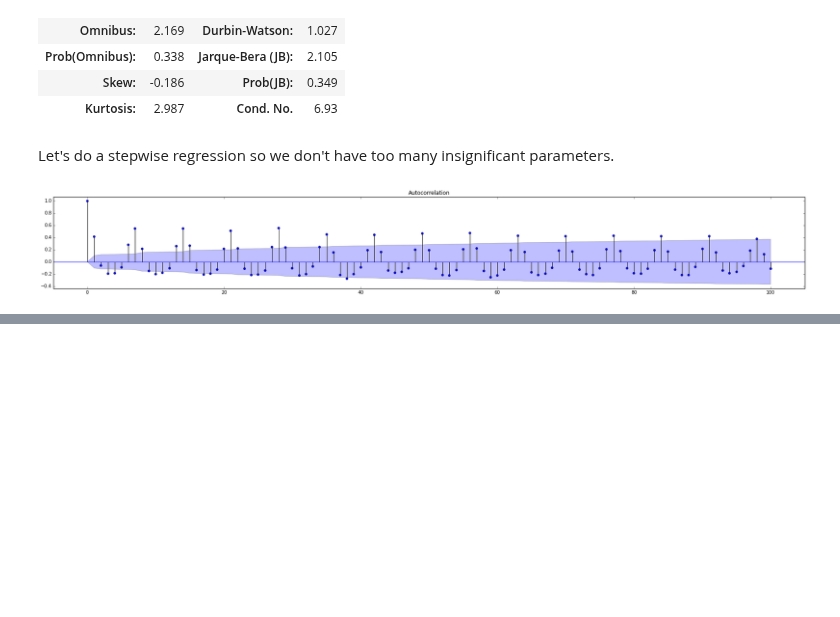
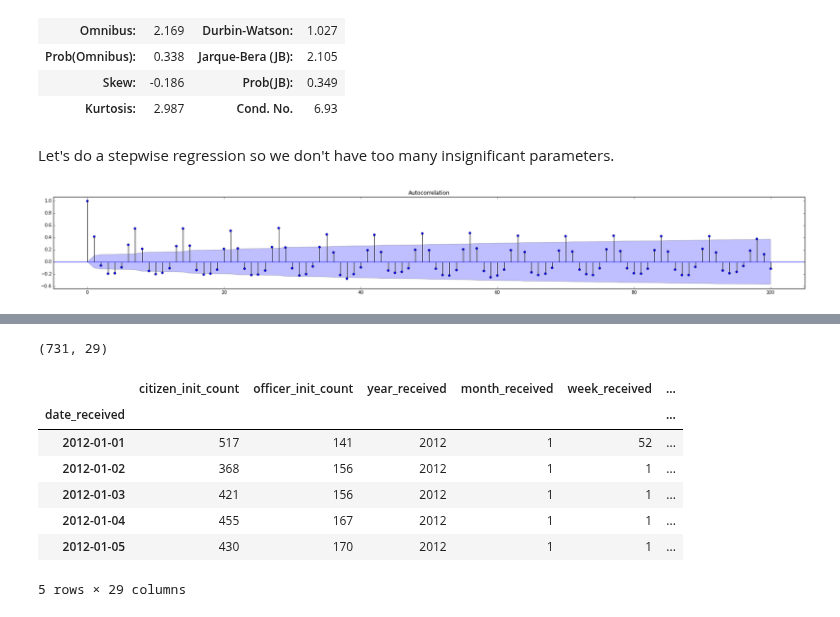
Before and after one commit to shihabhasan/call-for-service, a Jupyter notebook: working_files/notebooks/Time Series Analysis.ipynb, the cells around one changed output, grey strips where cells are left out. Drawn from its saved outputs; the diff is of its cells as text; code cells hidden in the pictures; blank space fills up the shorter version.

```diff
--- a/working_files/notebooks/Time Series Analysis.ipynb
+++ b/working_files/notebooks/Time Series Analysis.ipynb
@@ -244,0 +329,21 @@ sm.tsa.stattools.arma_order_select_ic(df, max_ar=14, max_ma=14)
+# %%
+df = call_df.join(weather_df)
+
+# Some of these categorical variables use Nones instead of 0 values.  Just replace those with 0s.
+# Also convert everything to an int, since it came in as a string.
+df = df.applymap(lambda x: 0 if x is None else float(x))
+
+# Convert to the superior float64 datatype
+df = df.convert_objects(convert_numeric=True)
+print(df.shape)
+df.head()
+# %% [output]
+(731, 29)
+|  | citizen_init_count | officer_init_count | year_received | month_received | week_received | ... |
+| date_received |  |  |  |  |  | ... |
+| 2012-01-01 | 517 | 141 | 2012 | 1 | 52 | ... |
+| 2012-01-02 | 368 | 156 | 2012 | 1 | 1 | ... |
+| 2012-01-03 | 421 | 156 | 2012 | 1 | 1 | ... |
+| 2012-01-04 | 455 | 167 | 2012 | 1 | 1 | ... |
+| 2012-01-05 | 430 | 170 | 2012 | 1 | 1 | ... |
+5 rows × 29 columns
```
Also changed, not shown: parts of 14 cells of this notebook, 1 other file.
